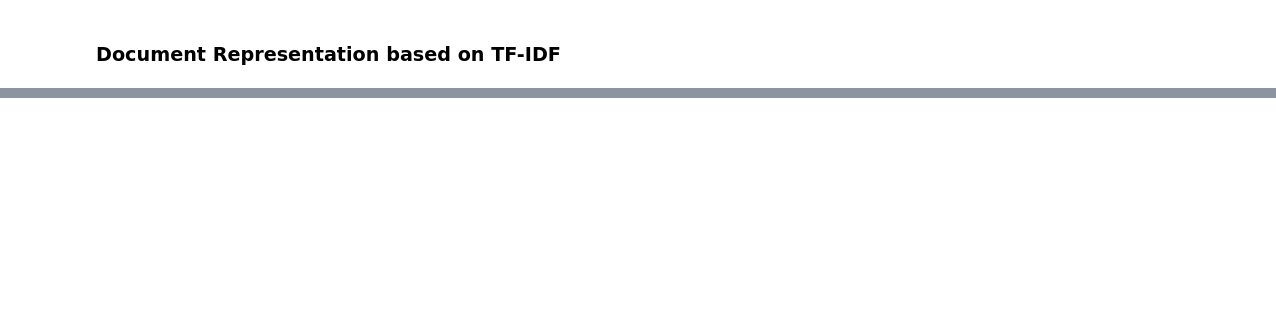
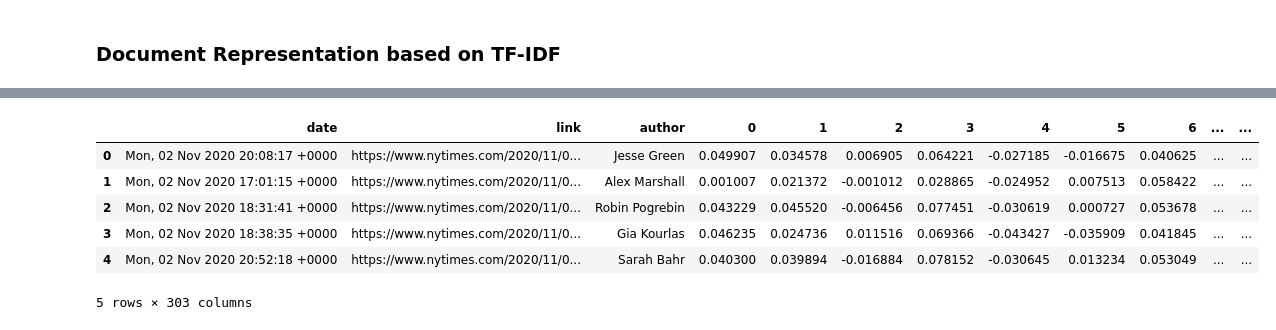
Before and after one commit to atkinssamuel/WorkingWithTextData, a Jupyter notebook: rss.ipynb, the cells around one changed output, grey strips where cells are left out. Drawn from its saved outputs; the diff is of its cells as text; code cells hidden in the pictures; blank space fills up the shorter version.

Commit message:
Added word embedding techniques section

```diff
--- a/rss.ipynb
+++ b/rss.ipynb
@@ -307,0 +394,12 @@ X_test_tfidf = pd.concat([df_test.drop(['title', 'text'], axis=1),
+# %%
+# import stop words from the nltk library
+import nltk
+nltk.download('stopwords')
+stop_words = set(stopwords.words('english'))
+
+# Load Word2Vec pre-trained Google News model
+#Can be downloaded here: https://drive.google.com/file/d/0B7XkCwpI5KDYNlNUTTlSS21pQmM/edit
+model = gensim.models.KeyedVectors.load_word2vec_format('GoogleNews-vectors-negative300.bin', binary = True)
+
+# Convert the article's text into a list of texts
+text_list = [text for text in df['title_text']]
@@ -307,0 +418,23 @@ X_test_tfidf = pd.concat([df_test.drop(['title', 'text'], axis=1),
+# %%
+import nltk
+nltk.download('punkt')
+
+#FUnction for basic preprocessing
+def preprocess(text):
+    text = text.lower()
+    article = word_tokenize(text)
+    #remove stop words
+    article = [word for word in article if word not in stop_words]
+    #remove punctuation
+    article = [word for word in article if word.isalpha()]
+    #remove words that are not in the pre-trained model vocabulary
+    article = [word for word in article if word in model.vocab]
+    return article
+
+collection = [preprocess(text) for text in text_list]
+
+#Remove any empty articles
+collection = [article for article in collection if len(article) > 0]
+
+# Want to remove all articles with none of its words in the pretrained model's vocabulary
+collection = [article for article in collection if not all(word not in model.vocab for word in article)]
@@ -307,0 +449,17 @@ X_test_tfidf = pd.concat([df_test.drop(['title', 'text'], axis=1),
+# %%
+X = []
+for article in collection:
+    X.append(np.mean(model[article], axis=0)) #average over the word vectors of the current article
+
+#Replave the title and text features with their vector representations
+X = pd.concat([df.drop(['title', 'text', 'title_text'], axis=1),
+           pd.DataFrame(data = X)], axis = 1)
+X.head()
+# %% [output]
+|  | date | link | author | 0 | 1 | 2 | 3 | 4 | 5 | 6 | ... | ... |
+| 0 | Mon, 02 Nov 2020 20:08:17 +0000 | https://www.nytimes.com/2020/11/0... | Jesse Green | 0.049907 | 0.034578 | 0.006905 | 0.064221 | -0.027185 | -0.016675 | 0.040625 | ... | ... |
+| 1 | Mon, 02 Nov 2020 17:01:15 +0000 | https://www.nytimes.com/2020/11/0... | Alex Marshall | 0.001007 | 0.021372 | -0.001012 | 0.028865 | -0.024952 | 0.007513 | 0.058422 | ... | ... |
+| 2 | Mon, 02 Nov 2020 18:31:41 +0000 | https://www.nytimes.com/2020/11/0... | Robin Pogrebin | 0.043229 | 0.045520 | -0.006456 | 0.077451 | -0.030619 | 0.000727 | 0.053678 | ... | ... |
+| 3 | Mon, 02 Nov 2020 18:38:35 +0000 | https://www.nytimes.com/2020/11/0... | Gia Kourlas | 0.046235 | 0.024736 | 0.011516 | 0.069366 | -0.043427 | -0.035909 | 0.041845 | ... | ... |
+| 4 | Mon, 02 Nov 2020 20:52:18 +0000 | https://www.nytimes.com/2020/11/0... | Sarah Bahr | 0.040300 | 0.039894 | -0.016884 | 0.078152 | -0.030645 | 0.013234 | 0.053049 | ... | ... |
+5 rows × 303 columns
```
Also changed, not shown: parts of 42 cells of this notebook.
